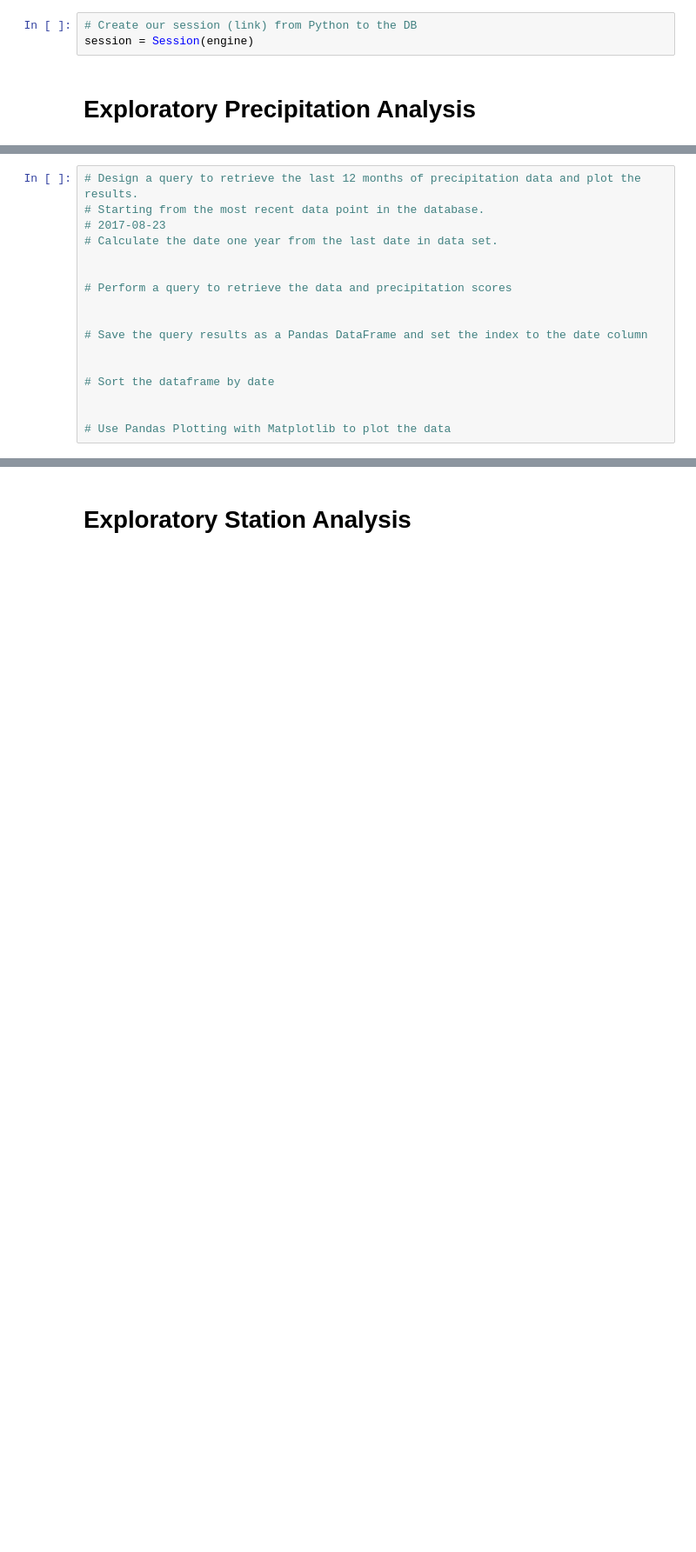
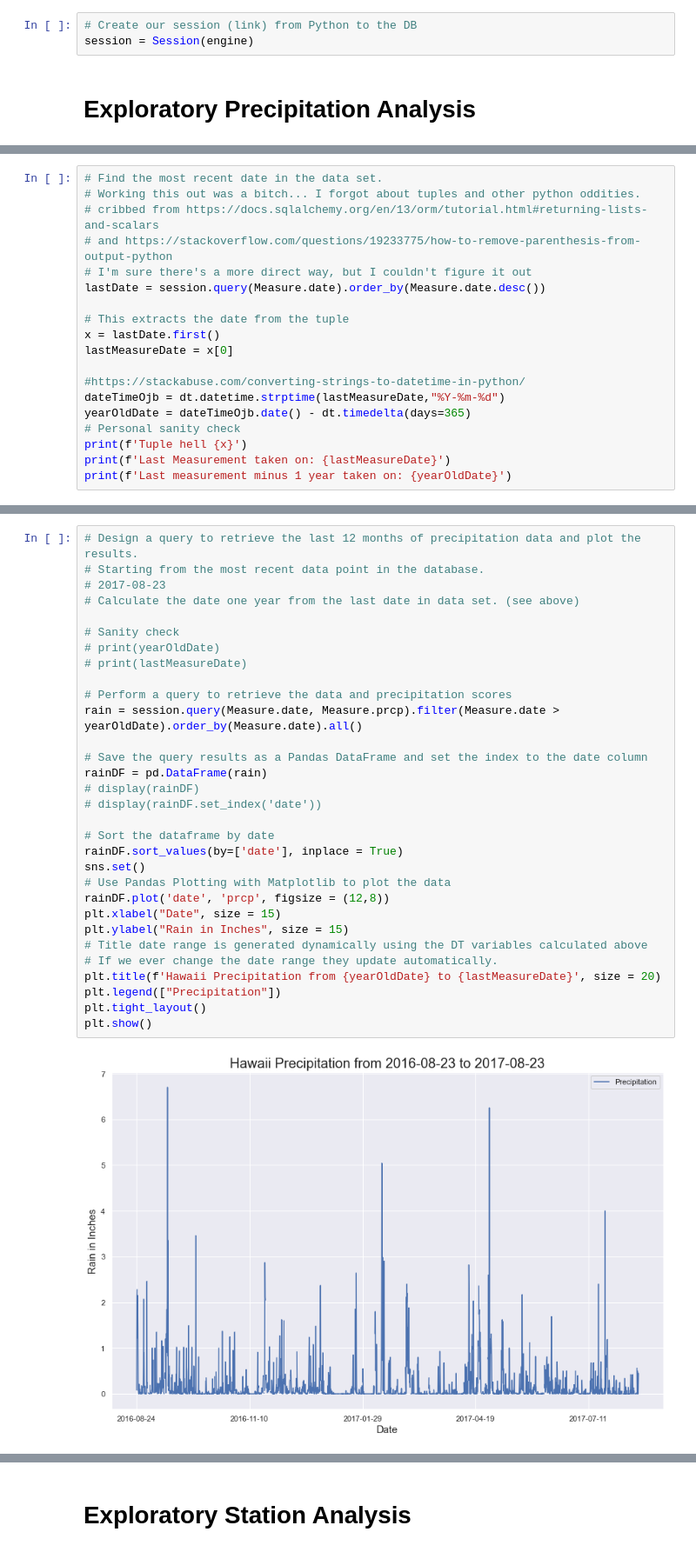
Before and after one commit to kjmickey/sqlalchemy-challenge, a Jupyter notebook: climate_starter.ipynb, the cells around one changed output, grey strips where cells are left out. Shown: that part at 87% size. Saved outputs shown, nothing was run; the diff lists cells and outputs as text; blank space fills up the shorter version.

```diff
--- a/climate_starter.ipynb
+++ b/climate_starter.ipynb
@@ -61,0 +57,19 @@ print(lastDate)
+# %%
+# Find the most recent date in the data set.
+# Working this out was a bitch... I forgot about tuples and other python oddities.
+# cribbed from https://docs.sqlalchemy.org/en/13/orm/tutorial.html#returning-lists-and-scalars
+# and https://stackoverflow.com/questions/19233775/how-to-remove-parenthesis-from-output-python
+# I'm sure there's a more direct way, but I couldn't figure it out
+lastDate = session.query(Measure.date).order_by(Measure.date.desc())
+
+# This extracts the date from the tuple
+x = lastDate.first()
+lastMeasureDate = x[0]
+
+#https://stackabuse.com/converting-strings-to-datetime-in-python/
+dateTimeOjb = dt.datetime.strptime(lastMeasureDate,"%Y-%m-%d")
+yearOldDate = dateTimeOjb.date() - dt.timedelta(days=365)
+# Personal sanity check
+print(f'Tuple hell {x}')
+print(f'Last Measurement taken on: {lastMeasureDate}')
+print(f'Last measurement minus 1 year taken on: {yearOldDate}')
@@ -62,18 +80,34 @@ print(lastDate)
 # %%
 # Design a query to retrieve the last 12 months of precipitation data and plot the results.
 # Starting from the most recent data point in the database.
 # 2017-08-23
-# Calculate the date one year from the last date in data set.
+# Calculate the date one year from the last date in data set. (see above)
 
+# Sanity check
+# print(yearOldDate)
+# print(lastMeasureDate)
 
 # Perform a query to retrieve the data and precipitation scores
-
+rain = session.query(Measure.date, Measure.prcp).filter(Measure.date > yearOldDate).order_by(Measure.date).all()
 
 # Save the query results as a Pandas DataFrame and set the index to the date column
-
+rainDF = pd.DataFrame(rain)
+# display(rainDF)
+# display(rainDF.set_index('date'))
 
 # Sort the dataframe by date
-
-
+rainDF.sort_values(by=['date'], inplace = True)
+sns.set()
 # Use Pandas Plotting with Matplotlib to plot the data
+rainDF.plot('date', 'prcp', figsize = (12,8))
+plt.xlabel("Date", size = 15)
+plt.ylabel("Rain in Inches", size = 15)
+# Title date range is generated dynamically using the DT variables calculated above
+# If we ever change the date range they update automatically.
+plt.title(f'Hawaii Precipitation from {yearOldDate} to {lastMeasureDate}', size = 20)
+plt.legend(["Precipitation"])
+plt.tight_layout()
+plt.show()
+# %% [output]
+[figure, added]
 # %%
```
Also changed, not shown: parts of 6 cells of this notebook, 1 other file.
